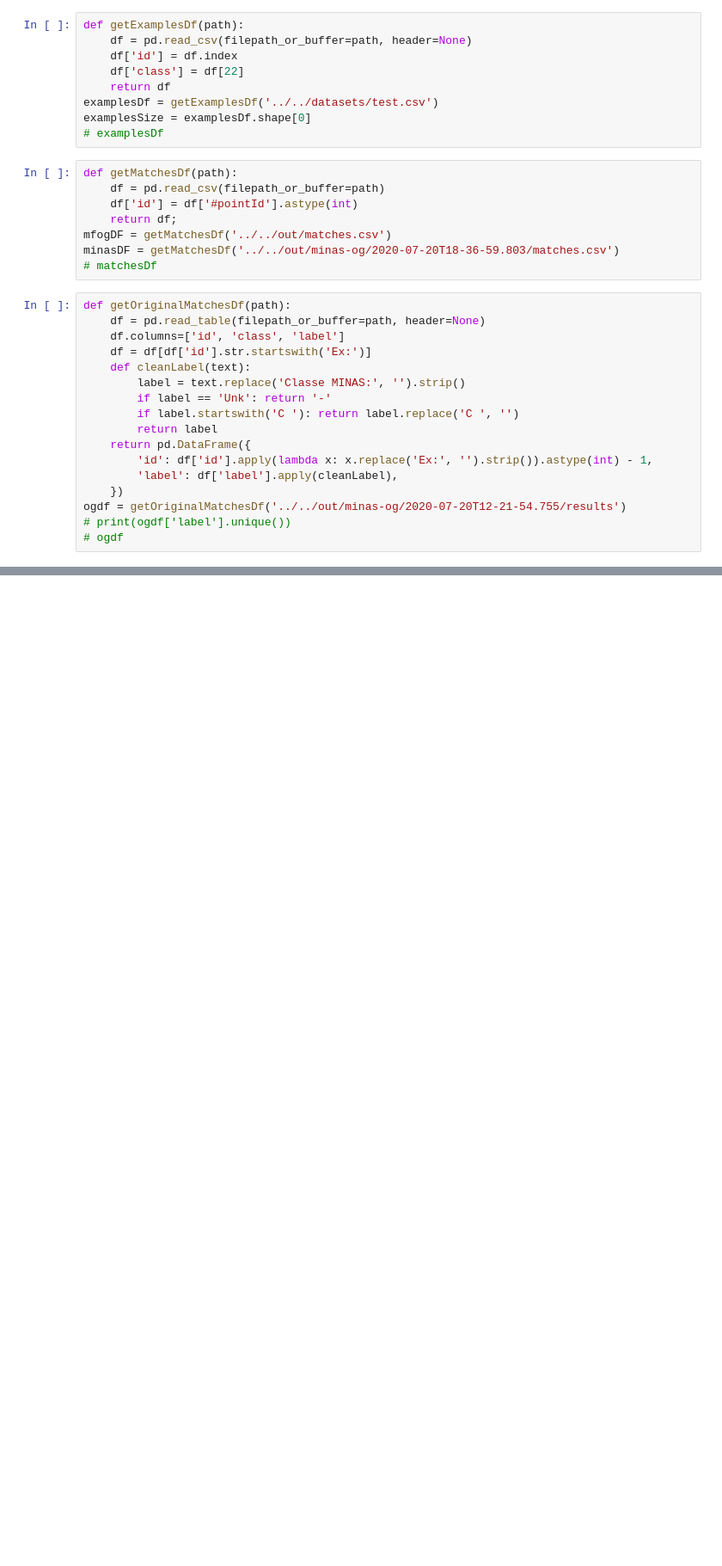
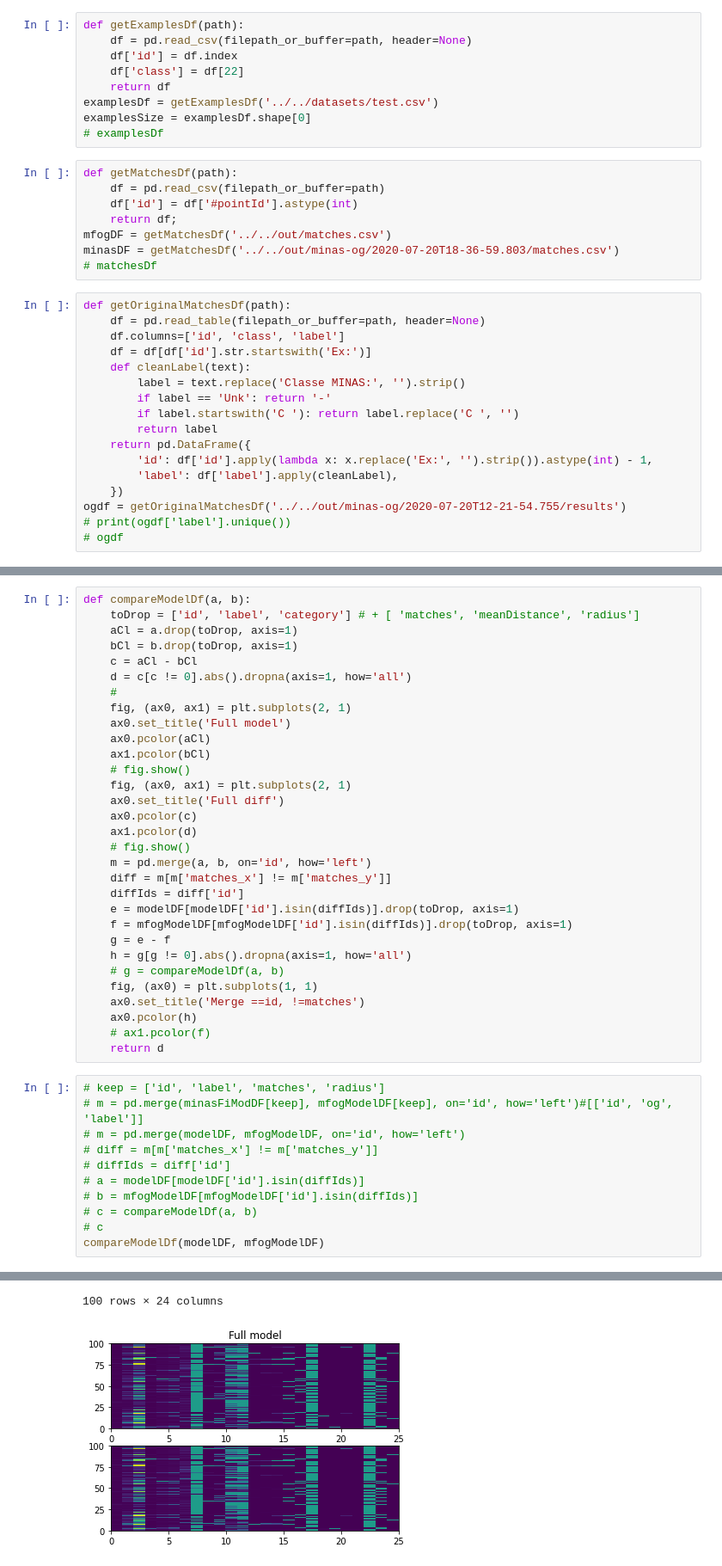
Before and after one commit to luis-puhl/minas-flink, a Jupyter notebook: mfog-mpi/src/minas/evaluate.ipynb, the cells around one changed output, grey strips where cells are left out. Shown at 86% size. Cells and saved outputs as stored; diff of their text form; blank space fills up the shorter version.

```diff
--- a/mfog-mpi/src/minas/evaluate.ipynb
+++ b/mfog-mpi/src/minas/evaluate.ipynb
@@ -244,0 +204,43 @@ In [ ]:
+# %%
+def compareModelDf(a, b):
+    toDrop = ['id', 'label', 'category'] # + [ 'matches', 'meanDistance', 'radius']
+    aCl = a.drop(toDrop, axis=1)
+    bCl = b.drop(toDrop, axis=1)
+    c = aCl - bCl
+    d = c[c != 0].abs().dropna(axis=1, how='all')
+    #
+    fig, (ax0, ax1) = plt.subplots(2, 1)
+    ax0.set_title('Full model')
+    ax0.pcolor(aCl)
+    ax1.pcolor(bCl)
+    # fig.show()
+    fig, (ax0, ax1) = plt.subplots(2, 1)
+    ax0.set_title('Full diff')
+    ax0.pcolor(c)
+    ax1.pcolor(d)
+    # fig.show()
+    m = pd.merge(a, b, on='id', how='left')
+    diff = m[m['matches_x'] != m['matches_y']]
+    diffIds = diff['id']
+    e = modelDF[modelDF['id'].isin(diffIds)].drop(toDrop, axis=1)
+    f = mfogModelDF[mfogModelDF['id'].isin(diffIds)].drop(toDrop, axis=1)
+    g = e - f
+    h = g[g != 0].abs().dropna(axis=1, how='all')
+    # g = compareModelDf(a, b)
+    fig, (ax0) = plt.subplots(1, 1)
+    ax0.set_title('Merge ==id, !=matches')
+    ax0.pcolor(h)
+    # ax1.pcolor(f)
+    return d
+# %%
+# keep = ['id', 'label', 'matches', 'radius']
+# m = pd.merge(minasFiModDF[keep], mfogModelDF[keep], on='id', how='left')#[['id', 'og', 'label']]
+# m = pd.merge(modelDF, mfogModelDF, on='id', how='left')
+# diff = m[m['matches_x'] != m['matches_y']]
+# diffIds = diff['id']
+# a = modelDF[modelDF['id'].isin(diffIds)]
+# b = mfogModelDF[mfogModelDF['id'].isin(diffIds)]
+# c = compareModelDf(a, b)
+# c
+compareModelDf(modelDF, mfogModelDF)
+# %% [output]
@@ -244,0 +259,2 @@ In [ ]:
+100 rows × 24 columns
+[figure, added]
```
Also changed, not shown: parts of 18 cells of this notebook, 2 other files.
